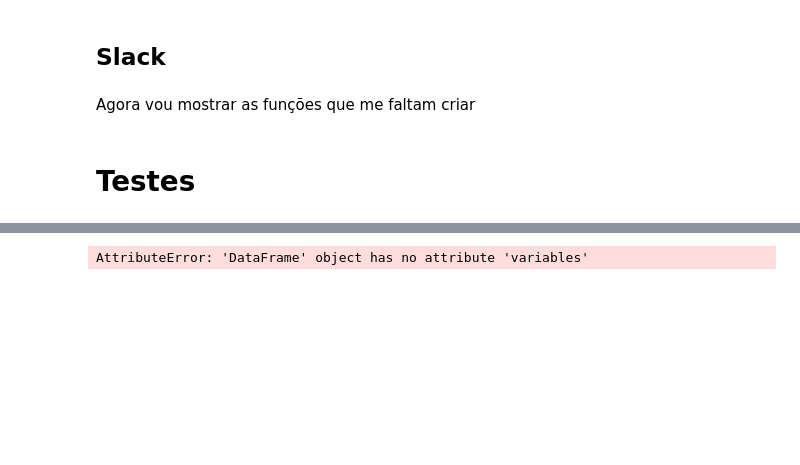
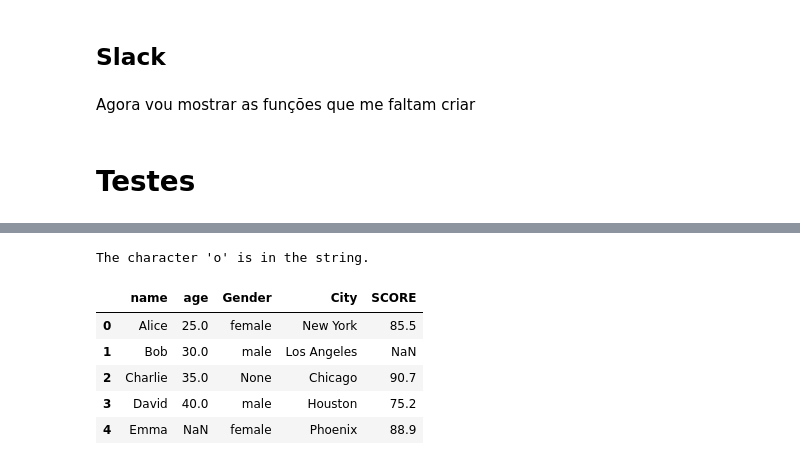
Before and after one commit to Abigor111/SunTzu, a Jupyter notebook: examples/MetadataFunctions.ipynb, the cells around one changed output, grey strips where cells are left out. Drawn from its saved outputs; the diff is of its cells as text; code cells hidden in the pictures; blank space fills up the shorter version.

```diff
--- a/examples/MetadataFunctions.ipynb
+++ b/examples/MetadataFunctions.ipynb
@@ -1808,4 +1987,0 @@ Statistics.get_dataframe_values_insight(teste)
-# %%
-Metadata.read_netCDF_metadata(teste)
-# %% [output]
-AttributeError: 'DataFrame' object has no attribute 'variables'
@@ -1827,2 +1988,36 @@ teste.head()
+# %%
+# Define the string
+my_string = "HellO, wOrld!"
+
+# Define the character you want to check for
+character_to_check = "o"
+
+# Check if the character is in the string
+if character_to_check.lower() in my_string.lower():
+    print(f"The character '{character_to_check}' is in the string.")
+else:
+    print(f"The character '{character_to_check}' is not in the string.")
+# %% [output]
+The character 'o' is in the string.
+# %%
+import pandas as pd
+
+# Creating a DataFrame for testing
+data = {
+    'name': ['Alice', 'Bob', 'Charlie', 'David', 'Emma'],
+    'age': [25, 30, 35, 40, None],
+    'Gender': ['female', 'male', None, 'male', 'female'],
+    'City': ['New York', 'Los Angeles', 'Chicago', 'Houston', 'Phoenix'],
+    'SCORE': [85.5, None, 90.7, 75.2, 88.9]
+}
+df = pd.DataFrame(data)
+df.head()
+# %% [output]
+|  | name | age | Gender | City | SCORE |
+| 0 | Alice | 25.0 | female | New York | 85.5 |
+| 1 | Bob | 30.0 | male | Los Angeles | NaN |
+| 2 | Charlie | 35.0 | None | Chicago | 90.7 |
+| 3 | David | 40.0 | male | Houston | 75.2 |
+| 4 | Emma | NaN | female | Phoenix | 88.9 |
 # %%
 df.head()
```
Also changed, not shown: parts of 58 cells of this notebook.
